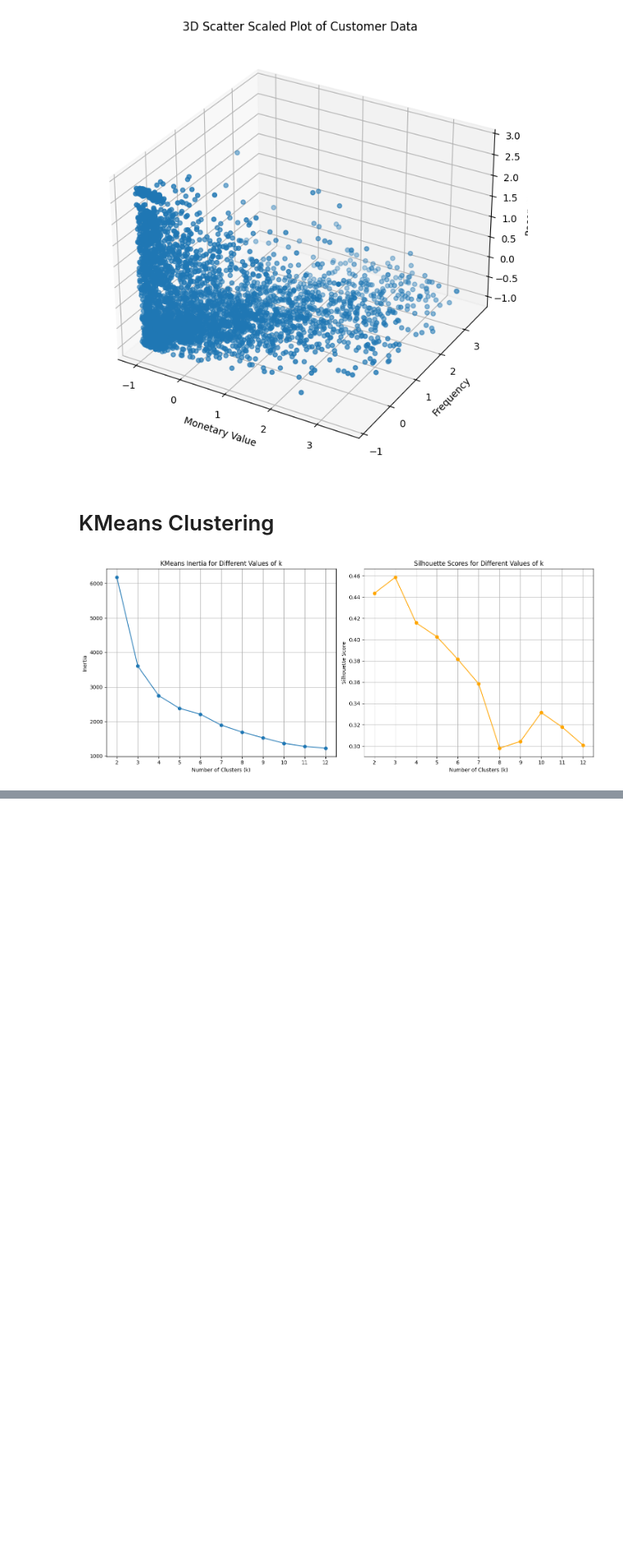
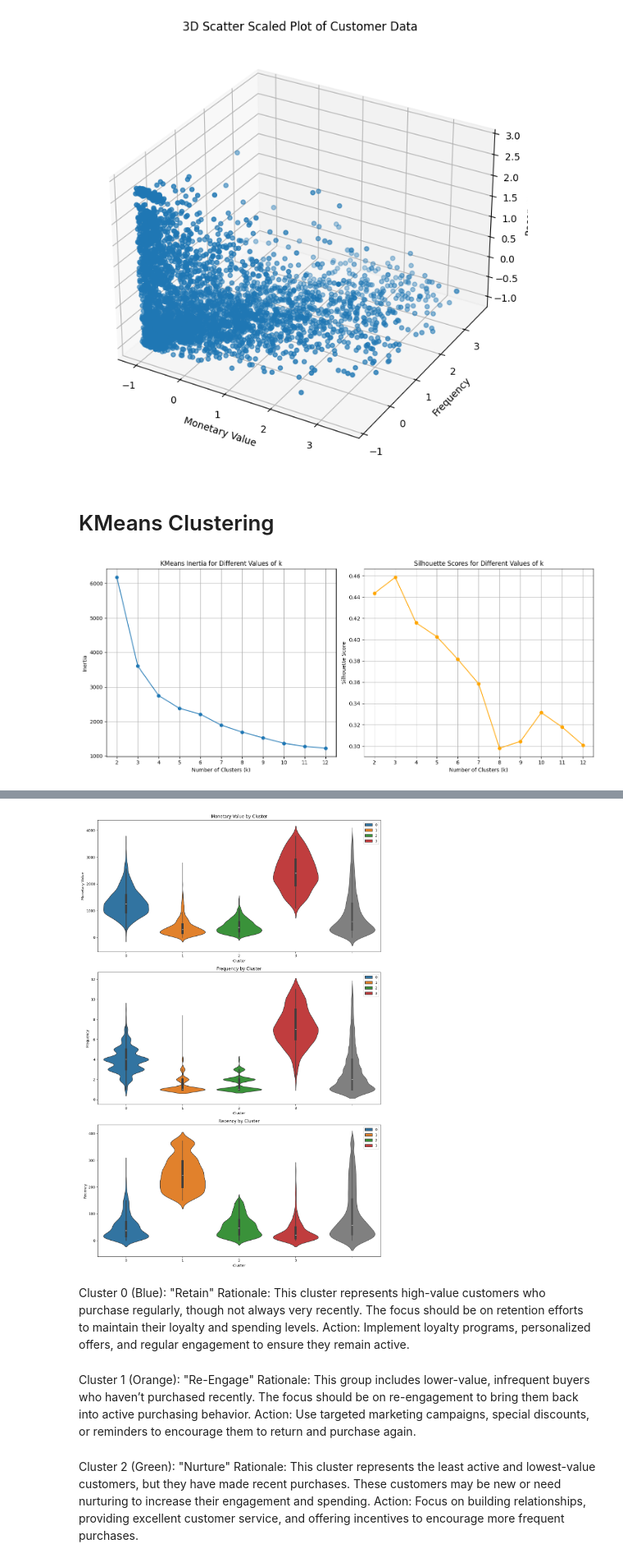
Before and after one commit to jasonqiu0/Online-Retail-Clustering, a Jupyter notebook: main.ipynb, the cells around one changed output, grey strips where cells are left out. Shown at 82% size. Drawn from its saved outputs; the diff is of its cells as text; code cells hidden in the pictures; blank space fills up the shorter version.

```diff
--- a/main.ipynb
+++ b/main.ipynb
@@ -614,0 +669,39 @@ plt.show()
+# %%
+# Violin plot
+plt.figure(figsize=(12, 18))
+
+plt.subplot(3, 1, 1)
+sns.violinplot(x=non_outlier_df['Cluster'], y=non_outlier_df['MonetaryValue'], palette=cluster_colors, hue=non_outlier_df["Cluster"])
+sns.violinplot(y=non_outlier_df['MonetaryValue'], color='gray', linewidth=1.0)
+plt.title('Monetary Value by Cluster')
+plt.ylabel('Monetary Value')
+
+plt.subplot(3, 1, 2)
+sns.violinplot(x=non_outlier_df['Cluster'], y=non_outlier_df['Frequency'], palette=cluster_colors, hue=non_outlier_df["Cluster"])
+sns.violinplot(y=non_outlier_df['Frequency'], color='gray', linewidth=1.0)
+plt.title('Frequency by Cluster')
+plt.ylabel('Frequency')
+
+
+plt.subplot(3, 1, 3)
+sns.violinplot(x=non_outlier_df['Cluster'], y=non_outlier_df['Recency'], palette=cluster_colors, hue=non_outlier_df["Cluster"])
+sns.violinplot(y=non_outlier_df['Recency'], color='gray', linewidth=1.0)
+plt.title('Recency by Cluster')
+plt.ylabel('Recency')
+
+plt.tight_layout()
+plt.show()
+# %% [output]
+[figure, added]
+# %% [markdown]
+Cluster 0 (Blue): "Retain"
+Rationale: This cluster represents high-value customers who purchase regularly, though not always very recently. The focus should be on retention efforts to maintain their loyalty and spending levels.
+Action: Implement loyalty programs, personalized offers, and regular engagement to ensure they remain active.
+# %% [markdown]
+Cluster 1 (Orange): "Re-Engage"
+Rationale: This group includes lower-value, infrequent buyers who haven’t purchased recently. The focus should be on re-engagement to bring them back into active purchasing behavior.
+Action: Use targeted marketing campaigns, special discounts, or reminders to encourage them to return and purchase again.
+# %% [markdown]
+Cluster 2 (Green): "Nurture"
+Rationale: This cluster represents the least active and lowest-value customers, but they have made recent purchases. These customers may be new or need nurturing to increase their engagement and spending.
+Action: Focus on building relationships, providing excellent customer service, and offering incentives to encourage more frequent purchases.
```
Also changed, not shown: parts of 15 cells of this notebook.
